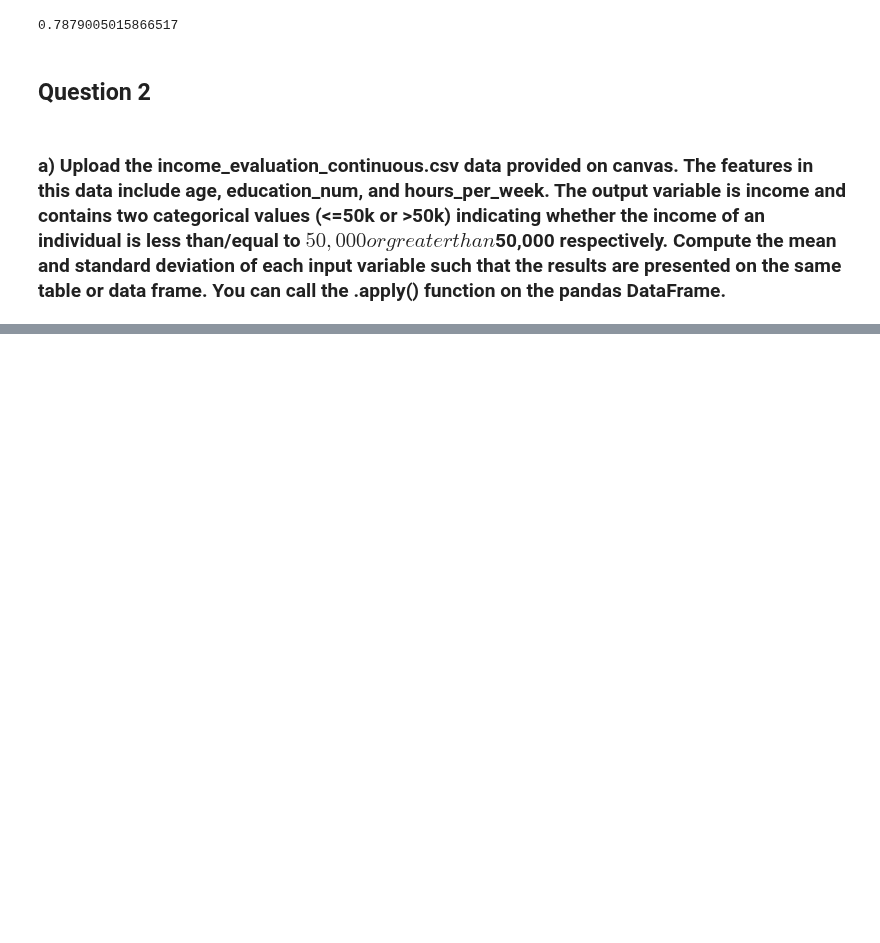
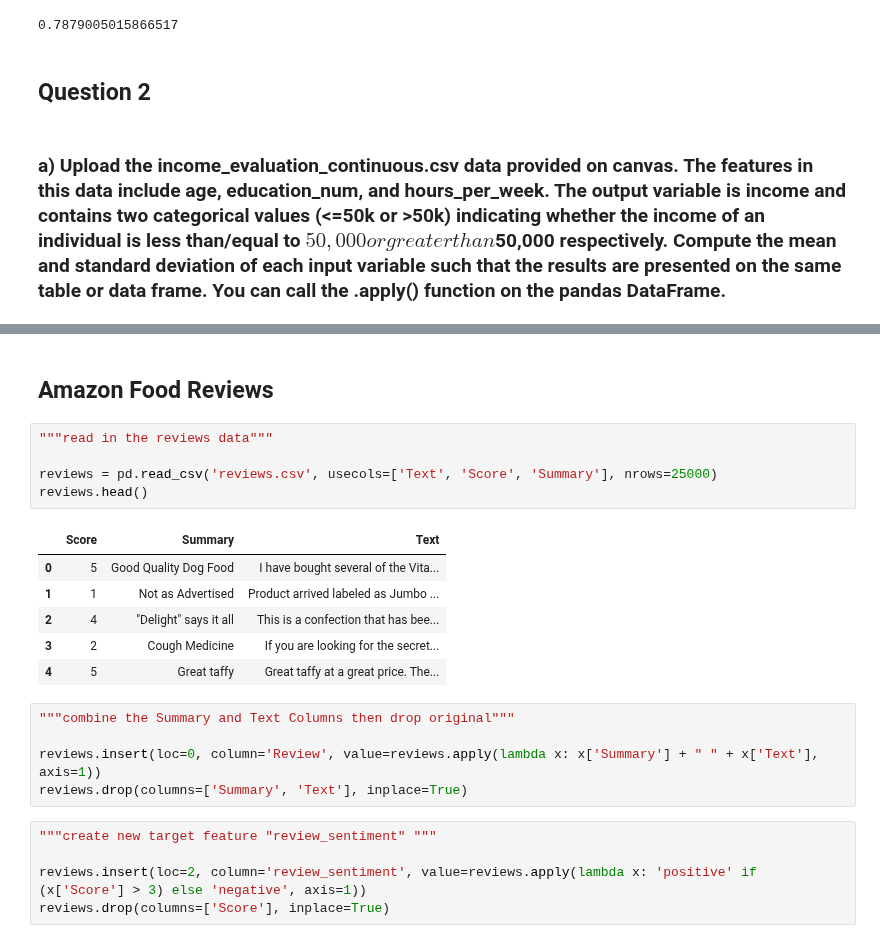
Before and after one commit to benkarabinus/nerdy_data_stuff, a Jupyter notebook: DU/COMP4448/Assignment5/Ben_Karabinus_Assignment5.ipynb, the cells around one changed output, grey strips where cells are left out. Cells and saved outputs as stored; diff of their text form; blank space fills up the shorter version.

```diff
--- a/DU/COMP4448/Assignment5/Ben_Karabinus_Assignment5.ipynb
+++ b/DU/COMP4448/Assignment5/Ben_Karabinus_Assignment5.ipynb
@@ -131,0 +493,24 @@ cnb.score(X_test, y_test)
+# %% [markdown]
+## Amazon Food Reviews
+# %%
+"""read in the reviews data"""
+
+reviews = pd.read_csv('reviews.csv', usecols=['Text', 'Score', 'Summary'], nrows=25000)
+reviews.head()
+# %% [output]
+|  | Score | Summary | Text |
+| 0 | 5 | Good Quality Dog Food | I have bought several of the Vita... |
+| 1 | 1 | Not as Advertised | Product arrived labeled as Jumbo ... |
+| 2 | 4 | "Delight" says it all | This is a confection that has bee... |
+| 3 | 2 | Cough Medicine | If you are looking for the secret... |
+| 4 | 5 | Great taffy | Great taffy at a great price. The... |
+# %%
+"""combine the Summary and Text Columns then drop original"""
+
+reviews.insert(loc=0, column='Review', value=reviews.apply(lambda x: x['Summary'] + " " + x['Text'], axis=1))
+reviews.drop(columns=['Summary', 'Text'], inplace=True)
+# %%
+"""create new target feature "review_sentiment" """
+
+reviews.insert(loc=2, column='review_sentiment', value=reviews.apply(lambda x: 'positive' if (x['Score'] > 3) else 'negative', axis=1))
+reviews.drop(columns=['Score'], inplace=True)
```
Also changed, not shown: parts of 63 cells of this notebook.
